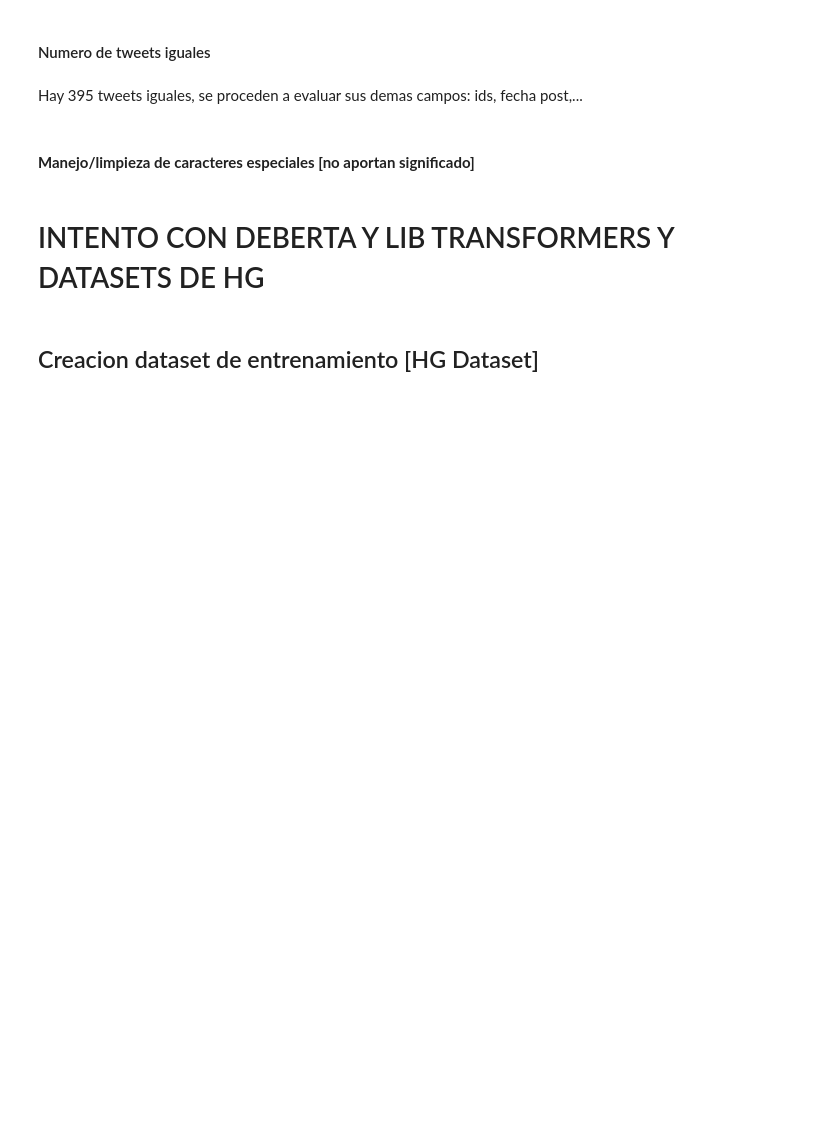
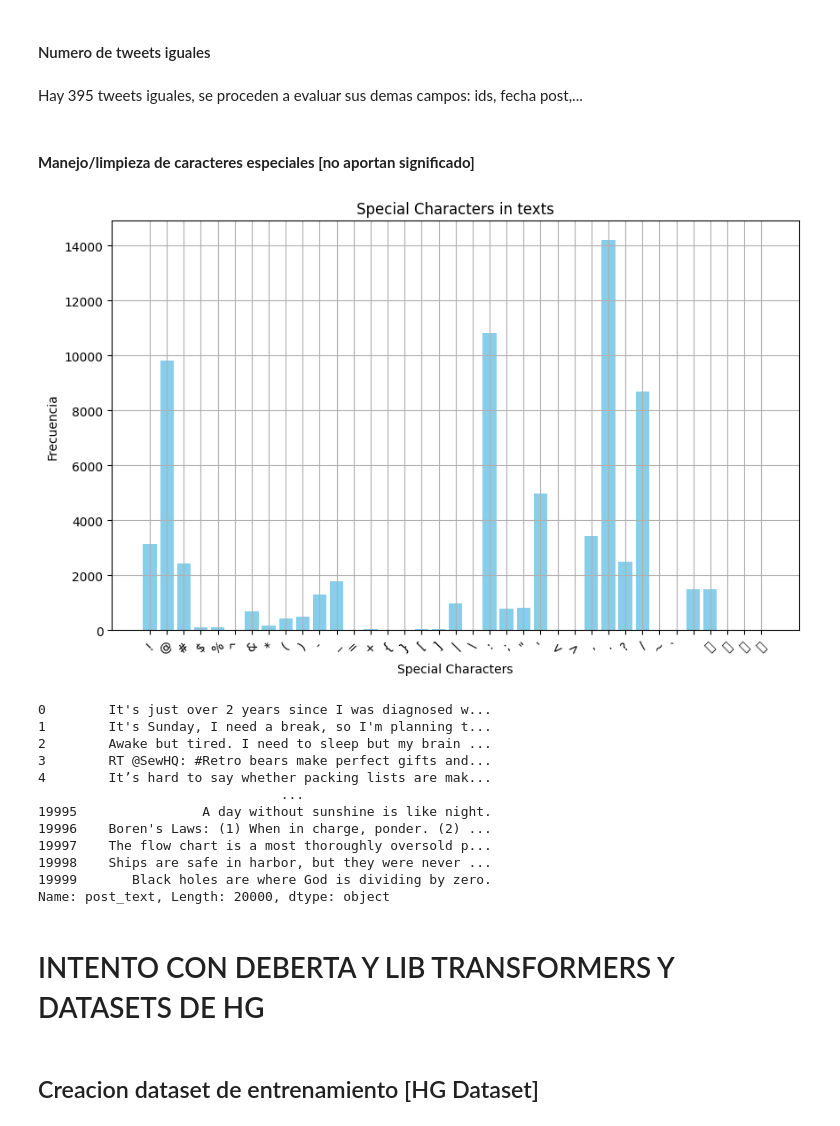
Before and after one commit to kokeitor/Twitter-Mental-Health-Classification, a Jupyter notebook: tw_classification_kaggle_def.ipynb, the cells around one changed output. Saved outputs shown, nothing was run; the diff lists cells and outputs as text; code cells hidden in the pictures; blank space fills up the shorter version.

```diff
--- a/tw_classification_kaggle_def.ipynb
+++ b/tw_classification_kaggle_def.ipynb
@@ -431,34 +478,48 @@ def count_special_caracters(special_c : List[str], data : pd.DataFrame, text_fie
                     print("original:", text)
                     print("Clean:", clean_text)
                     clean_text = df.loc[i,text_field_name]
             special_c_count[c] = count
     if plot:
         plt.figure(figsize=(10, 6))
         plt.bar(special_c_count.keys(), special_c_count.values(), color='skyblue')
         plt.xlabel('Special Characters')
         plt.ylabel('Frecuencia')
         plt.title('Special Characters in texts')
         plt.xticks(rotation=45)
         plt.grid()
         plt.show()
 
     return special_c_count, df
 
 special_characters = [
     '!', '@', '#', '$', '%', '^', '&', '*', '(', ')', '-', '_', '=', '+',
     '{', '}', '[', ']', '|', '\\', ':', ';', '"', "'", '<', '>', ',', '.',
     '?', '/', '~', '`', '\n', '\r', '\t', '\b', '\f'
 ]
 
 special_c,df_clean = count_special_caracters(
                                           special_c  = special_characters,
                                           data = df,
                                           text_field_name = 'post_text',
-                                          delete=False,
+                                          delete=true,
                                           plot=True
                                             )
 
 print( df["post_text"])
+# %% [output]
+[figure, added]
+0        It's just over 2 years since I was diagnosed w...
+1        It's Sunday, I need a break, so I'm planning t...
+2        Awake but tired. I need to sleep but my brain ...
+3        RT @SewHQ: #Retro bears make perfect gifts and...
+4        It’s hard to say whether packing lists are mak...
+                               ...
+19995                A day without sunshine is like night.
+19996    Boren's Laws: (1) When in charge, ponder. (2) ...
+19997    The flow chart is a most thoroughly oversold p...
+19998    Ships are safe in harbor, but they were never ...
+19999       Black holes are where God is dividing by zero.
+Name: post_text, Length: 20000, dtype: object
 # %%
 special_c,df_clean = count_special_caracters(special_characters, df_clean, 'post_text', delete=True, plot=True)
 # %% [markdown]
```
Also changed, not shown: parts of 31 cells of this notebook.
